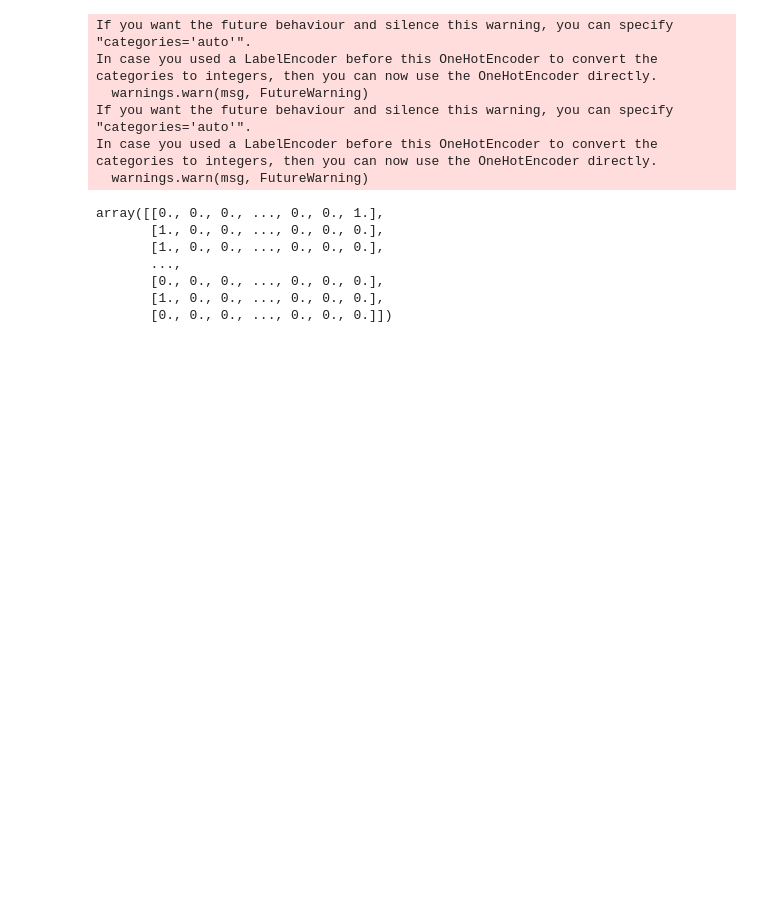
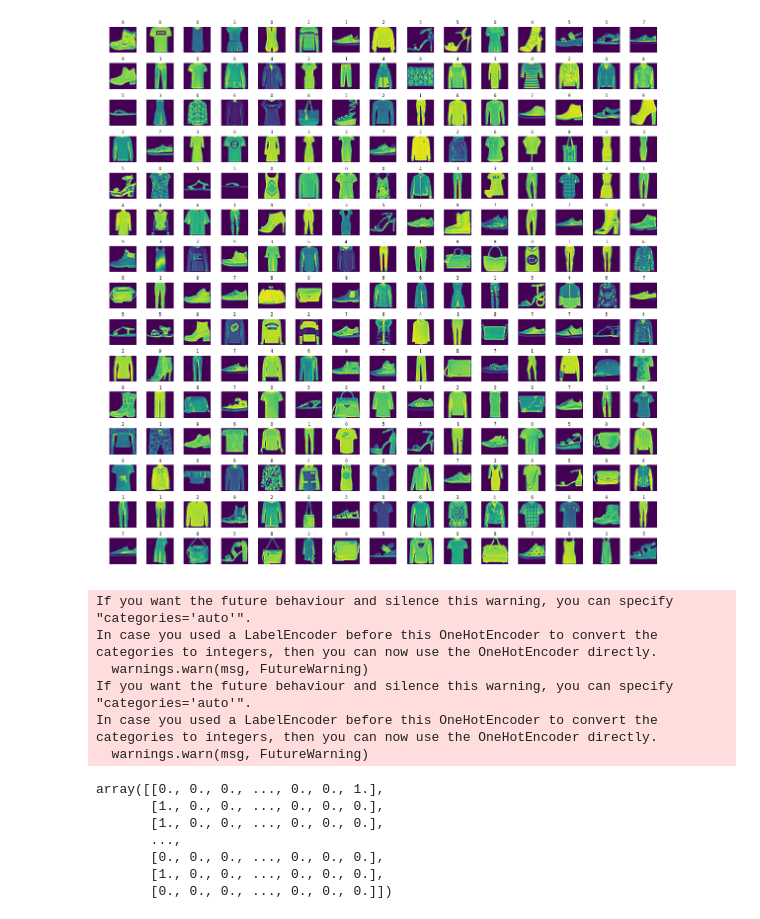
Before and after one commit to aayushrai/Fashion_Recognization, a Jupyter notebook: fashion_mnist.ipynb, the cells around one changed output. Saved outputs shown, nothing was run; the diff lists cells and outputs as text; code cells hidden in the pictures; blank space fills up the shorter version.

```diff
--- a/fashion_mnist.ipynb
+++ b/fashion_mnist.ipynb
@@ -8,6 +10,17 @@ from keras.datasets import fashion_mnist
 (x_train,y_train1),(x_test,y_test1) = fashion_mnist.load_data()
 # %%
 (x_train,y_train1),(x_test,y_test1) = (x_train/255,y_train1),(x_test/255,y_test1)
+# %%
+fig,axes = plt.subplots(15,15,figsize=(20,20))
+axes = axes.ravel()
+for i in range(225):
+    axes[i].imshow(x_train[i,1:])
+    axes[i].set_title(y_train1[i],fontsize=8)
+    axes[i].axis("off")
+
+plt.subplots_adjust(hspace=0.4)
+# %% [output]
+[figure, added]
 # %%
 from sklearn.preprocessing import OneHotEncoder
 encoder = OneHotEncoder()
```
Also changed, not shown: parts of 18 cells of this notebook, 3 other files.
